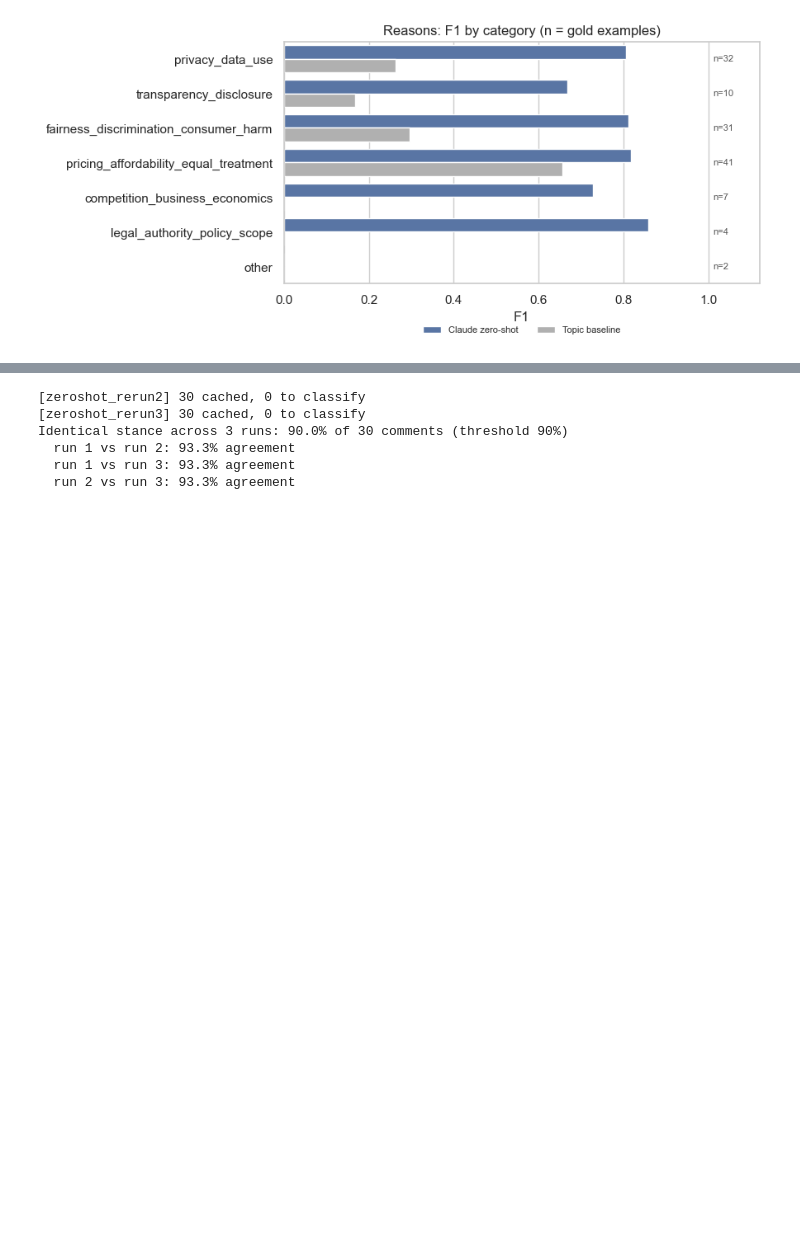
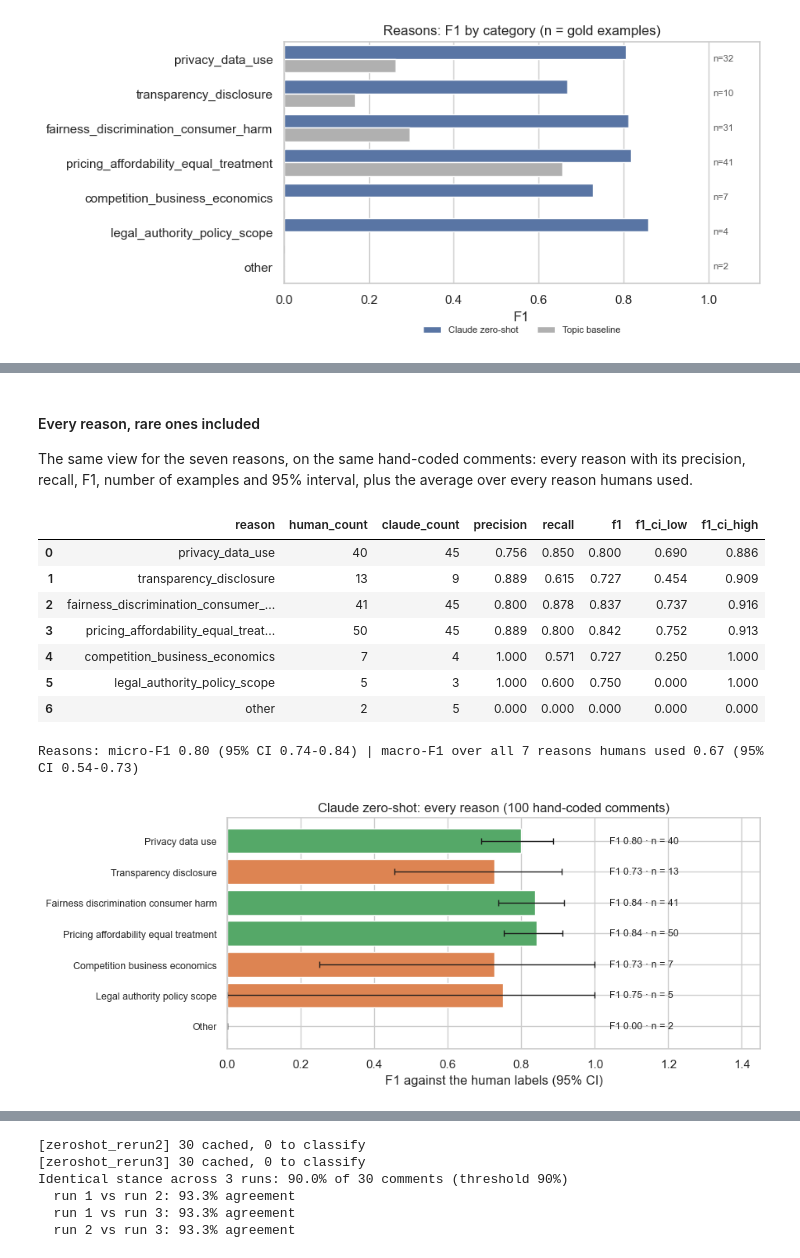
Before and after one commit to nanjalamayungu/ftc-pricing-comments-genai, a Jupyter notebook: ftc_genai_workflow.ipynb, the cells around one changed output, grey strips where cells are left out. Saved outputs shown, nothing was run; the diff lists cells and outputs as text; code cells hidden in the pictures; blank space fills up the shorter version.

```diff
--- a/ftc_genai_workflow.ipynb
+++ b/ftc_genai_workflow.ipynb
@@ -1818,0 +2094,51 @@ else:
+# %% [markdown]
+#### Every reason, rare ones included
+
+The same view for the seven reasons, on the same hand-coded comments: every reason with its precision, recall, F1, number of examples and 95% interval, plus the average over every reason humans used.
+# %%
+# EVERY REASON, RARE ONES INCLUDED
+# Scores the chosen Claude version on all seven reasons, on the same
+# hand-coded comments as Section 8.5 (each reason is its own yes/no decision).
+
+if gold is None:
+    print("Needs the gold standard (Section 8).")
+else:
+    # 1. Precision, recall and F1 for every reason, with how many comments humans and Claude marked
+    Yh, Yc = reasons_matrix(ev["reasons_human"]), reasons_matrix(ev["reasons_claude"])
+    P, R, F, SUP = precision_recall_fscore_support(Yh, Yc, average=None, zero_division=0)
+    reason_all = pd.DataFrame({"reason": REASON_LABELS, "human_count": SUP, "claude_count": Yc.sum(0),
+                               "precision": P, "recall": R, "f1": F})
+    reason_all["f1_ci_low"], reason_all["f1_ci_high"] = zip(*[
+        boot_ci(len(Yh), lambda i, j=j: f1_score(Yh[i, j], Yc[i, j], zero_division=0)) for j in range(len(REASON_LABELS))])
+    display(reason_all.round(3))
+    mi_lo, mi_hi = boot_ci(len(Yh), lambda i: f1_score(Yh[i], Yc[i], average="micro", zero_division=0))
+    used = Yh.sum(0) > 0                                                # reasons humans used at least once
+    ma_lo, ma_hi = boot_ci(len(Yh), lambda i: f1_score(Yh[i][:, used], Yc[i][:, used], average="macro", zero_division=0))
+    print(f"Reasons: micro-F1 {f1_score(Yh, Yc, average='micro', zero_division=0):.2f} (95% CI {mi_lo:.2f}-{mi_hi:.2f}) | "
+          f"macro-F1 over all {used.sum()} reasons humans used {f1_score(Yh[:, used], Yc[:, used], average='macro', zero_division=0):.2f} "
+          f"(95% CI {ma_lo:.2f}-{ma_hi:.2f})")
+
+    # 2. Chart: F1 for every reason with its 95% interval and number of human examples
+    t = reason_all.iloc[::-1].reset_index(drop=True)
+    fig, ax = plt.subplots(figsize=(9.5, 4))
+    ax.barh([str(k).replace("_", " ").capitalize() for k in t["reason"]], t["f1"],
+            color=["#C44E52" if f < 0.6 else "#DD8452" if f < 0.8 else "#55A868" for f in t["f1"]],
+            xerr=[(t["f1"] - t["f1_ci_low"]).clip(lower=0), (t["f1_ci_high"] - t["f1"]).clip(lower=0)], capsize=3, error_kw={"lw": 1})
+    for i, r in t.iterrows():
+        ax.text(1.04, i, f"F1 {r['f1']:.2f} · n = {r['human_count']}" if r["human_count"] else "no human examples", va="center", fontsize=9)
+    ax.set(xlim=(0, 1.45), xlabel="F1 against the human labels (95% CI)", title=f"{BEST}: every reason ({len(ev)} hand-coded comments)")
+    ax.tick_params(axis="y", labelsize=9)
+    plt.tight_layout()
+    plt.savefig(FIG / "every_reason_f1.png", dpi=150, bbox_inches="tight")
+    plt.show()
+# %% [output]
+|  | reason | human_count | claude_count | precision | recall | f1 | f1_ci_low | f1_ci_high |
+| 0 | privacy_data_use | 40 | 45 | 0.756 | 0.850 | 0.800 | 0.690 | 0.886 |
+| 1 | transparency_disclosure | 13 | 9 | 0.889 | 0.615 | 0.727 | 0.454 | 0.909 |
+| 2 | fairness_discrimination_consumer_... | 41 | 45 | 0.800 | 0.878 | 0.837 | 0.737 | 0.916 |
+| 3 | pricing_affordability_equal_treat... | 50 | 45 | 0.889 | 0.800 | 0.842 | 0.752 | 0.913 |
+| 4 | competition_business_economics | 7 | 4 | 1.000 | 0.571 | 0.727 | 0.250 | 1.000 |
+| 5 | legal_authority_policy_scope | 5 | 3 | 1.000 | 0.600 | 0.750 | 0.000 | 1.000 |
+| 6 | other | 2 | 5 | 0.000 | 0.000 | 0.000 | 0.000 | 0.000 |
+Reasons: micro-F1 0.80 (95% CI 0.74-0.84) | macro-F1 over all 7 reasons humans used 0.67 (95% CI 0.54-0.73)
+[figure, added]
```
Also changed, not shown: parts of 74 cells of this notebook, 15 other files.
